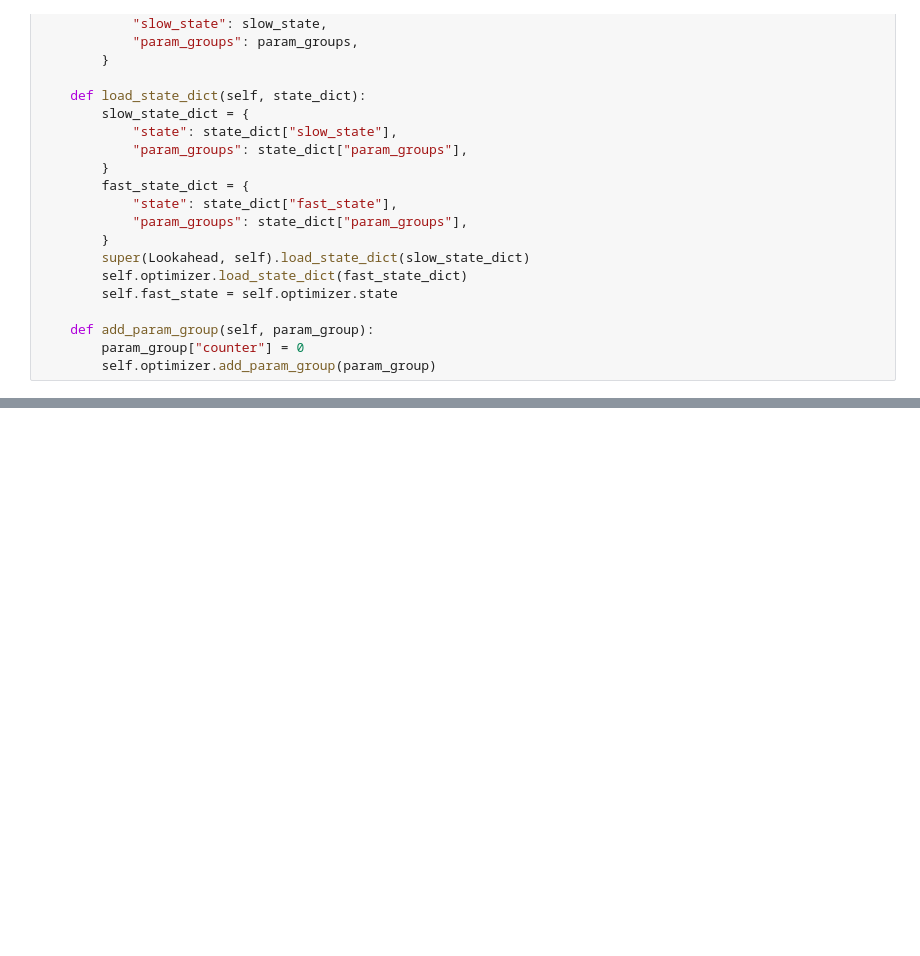
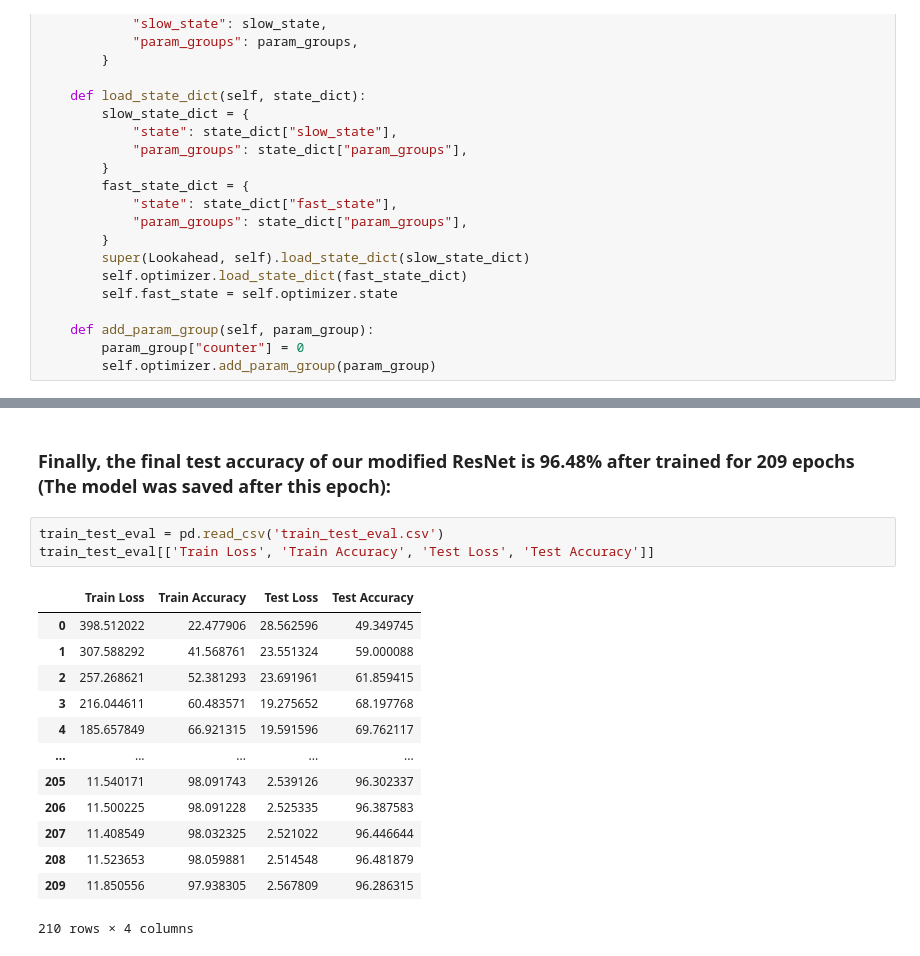
Before and after one commit to Mypainismorethanyours/SEResNet68, a Jupyter notebook: main.ipynb, the cells around one changed output, grey strips where cells are left out. Drawn from its saved outputs; the diff is of its cells as text; blank space fills up the shorter version.

```diff
--- a/main.ipynb
+++ b/main.ipynb
@@ -244,0 +312,19 @@ train_test_eval
+# %% [markdown]
+### Finally, the final test accuracy of our modified ResNet is 96.48% after trained for 209 epochs (The model was saved after this epoch):
+# %%
+train_test_eval = pd.read_csv('train_test_eval.csv')
+train_test_eval[['Train Loss', 'Train Accuracy', 'Test Loss', 'Test Accuracy']]
+# %% [output]
+|  | Train Loss | Train Accuracy | Test Loss | Test Accuracy |
+| 0 | 398.512022 | 22.477906 | 28.562596 | 49.349745 |
+| 1 | 307.588292 | 41.568761 | 23.551324 | 59.000088 |
+| 2 | 257.268621 | 52.381293 | 23.691961 | 61.859415 |
+| 3 | 216.044611 | 60.483571 | 19.275652 | 68.197768 |
+| 4 | 185.657849 | 66.921315 | 19.591596 | 69.762117 |
+| ... | ... | ... | ... | ... |
+| 205 | 11.540171 | 98.091743 | 2.539126 | 96.302337 |
+| 206 | 11.500225 | 98.091228 | 2.525335 | 96.387583 |
+| 207 | 11.408549 | 98.032325 | 2.521022 | 96.446644 |
+| 208 | 11.523653 | 98.059881 | 2.514548 | 96.481879 |
+| 209 | 11.850556 | 97.938305 | 2.567809 | 96.286315 |
+210 rows × 4 columns
```
Also changed, not shown: parts of 14 cells of this notebook, 5 other files.
